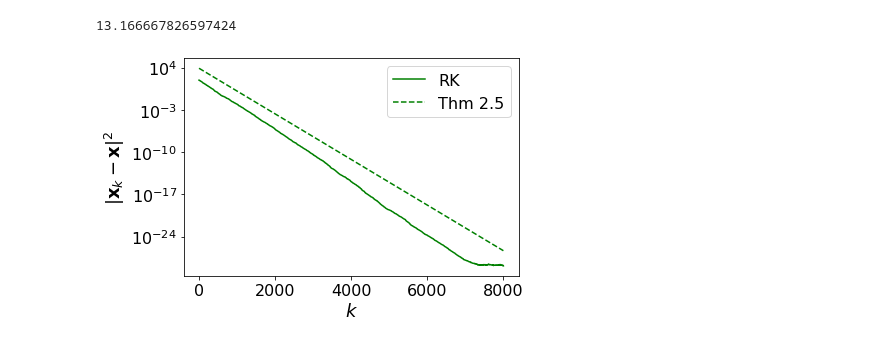
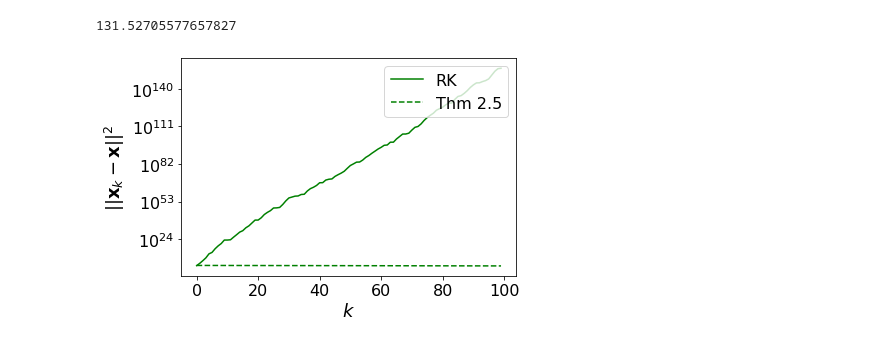
Before and after one commit to jamiehadd/Kacz4TimeVarying, a Jupyter notebook: NoisyRKTests.ipynb, the cells around one changed output. Cells and saved outputs as stored; diff of their text form; code cells hidden in the pictures.

```diff
--- a/NoisyRKTests.ipynb
+++ b/NoisyRKTests.ipynb
@@ -25,8 +25,8 @@ A_t = np.random.randn(m,n)
 #A_t = np.random.binomial(1,0.5,size=(m,n))
 
 #Create the solution equation
-A_n = normalize(A_t)
-#A_n = A_t
+#A_n = normalize(A_t)
+A_n = A_t
 x_t = np.random.randn(n,1)
 b_t = np.dot(A_n,x_t)
 
@@ -36,7 +36,7 @@ x_1[0] = 1
 q = 0.8
 b = 0.0001
 
-e_0 = np.linalg.norm(-1*x_t)**2
+e_0 = np.linalg.norm(x_t)**2
 # %%
 #Compute sigma values
 
@@ -48,27 +48,27 @@ sigmax = np.linalg.svd(A_n,compute_uv=False).max()
 # %%
 sigmin
 # %% [output]
-13.166667826597424
+131.52705577657827
 # %%
 #Theorem 2.5
 mean = 0.000000
-sd = 0.00000
-num = 8000
+sd = 0.00001
+num = 100
 # %%
 errors_rk = error_bound_thm_2_5(A_n,mean,sd,num,sigmin,e_0)
 kacz_experiment_rk = RK_ex_n(A_n,x_t,b_t,mean,sd,num)
 # %%
 fig = plt.figure()
 
-plt.semilogy(kacz_experiment_rk[1],kacz_experiment_rk[2],'g-')
+plt.plot(kacz_experiment_rk[1],kacz_experiment_rk[2],'g-')
 plt.semilogy(list(range(num)),errors_rk,'g--')
 
 #plt.title(r"$20000 \times 100$ Matrix, $\mu = 0$, $\sigma = 0$")
 plt.rcParams.update({'font.size': 16})
 plt.tick_params(labelsize=16)
 plt.xlabel('$k$',{'size':18})
-plt.ylabel('$\|\mathbf{x}_k - \mathbf{x}\|^2$',{'size':18})
+plt.ylabel('$||\mathbf{x}_k - \mathbf{x}||^2$',{'size':18})
 plt.legend(['RK','Thm 2.5'],loc="upper right")
 fig.show()
 # %% [output]
-[figure, old version]
+[figure, new version]
```
Also changed, not shown: 3 other files.
